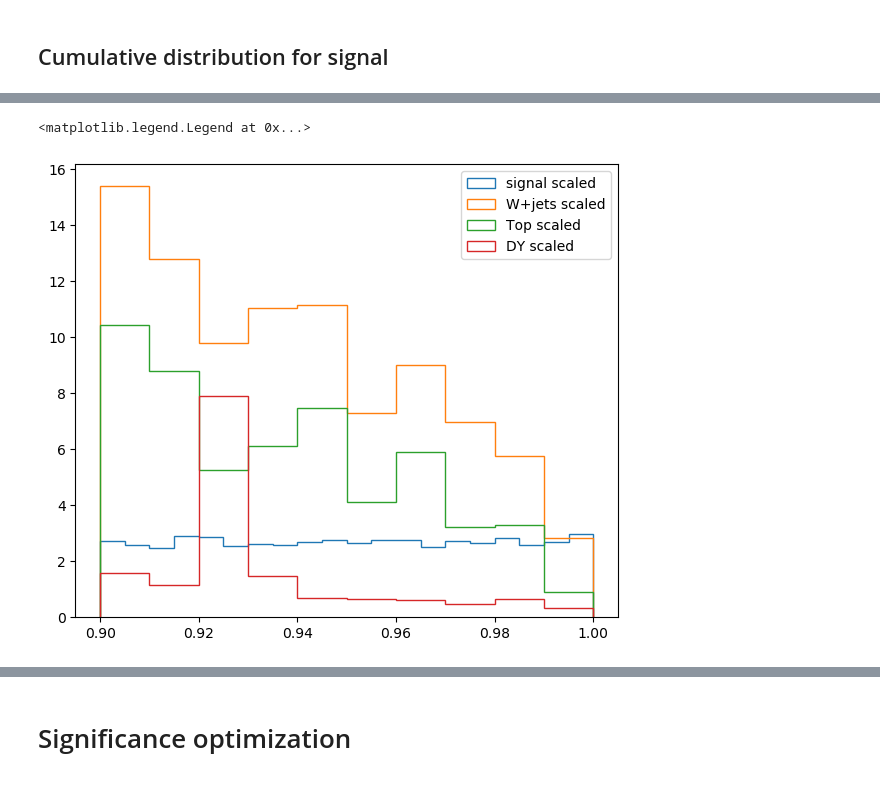
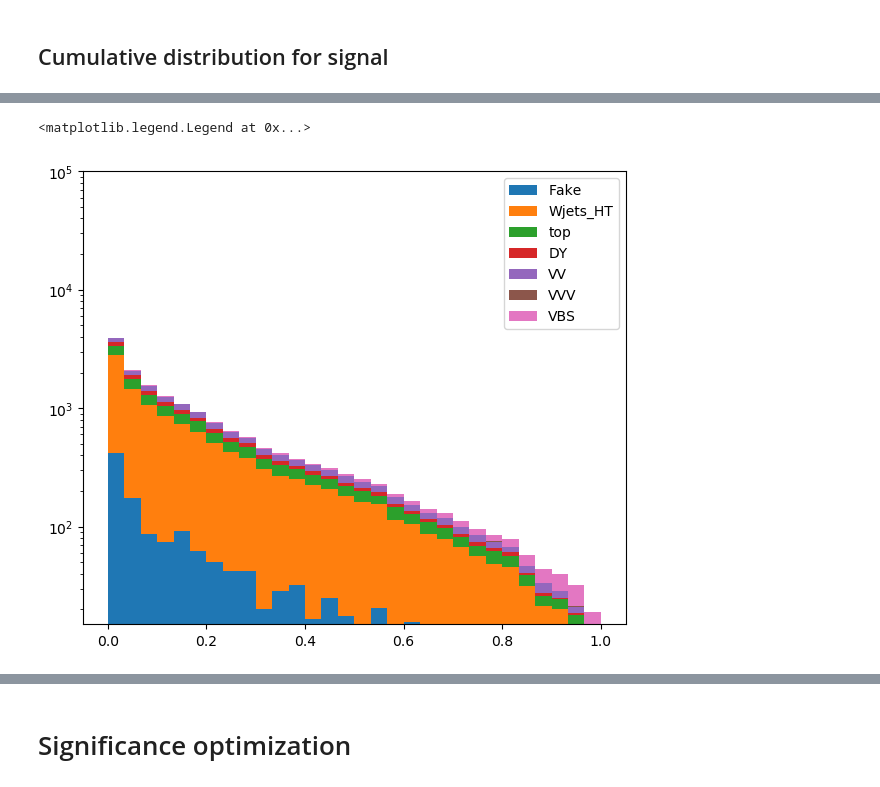
Before and after one commit to UniMiBAnalyses/ML_classification, a Jupyter notebook: BinningStudies.ipynb, the cells around one changed output, grey strips where cells are left out. Saved outputs shown, nothing was run; the diff lists cells and outputs as text; code cells hidden in the pictures.

```diff
--- a/BinningStudies.ipynb
+++ b/BinningStudies.ipynb
@@ -223,14 +208,14 @@ plt.legend()
-# %%
-fig, ax1 = plt.subplots(figsize=(7,6), dpi=100)
-
-plt.hist(signal["y_scaled"], weights=signal.weight_*130, bins=20, label="signal scaled", histtype="step",range=(0.9,1))
-plt.hist(bkg[bkg.sample_name =="Wjets"]["y_scaled"], weights=bkg[bkg.sample_name =="Wjets"].weight_*130,
-             bins=10, label="W+jets scaled", histtype="step",range=(0.9,1))
-plt.hist(bkg[bkg.sample_name =="top"]["y_scaled"], weights=bkg[bkg.sample_name =="top"].weight_*130,
-             bins=10,label="Top scaled", histtype="step",range=(0.9,1))
-plt.hist(bkg[bkg.sample_name =="DY"]["y_scaled"], weights=bkg[bkg.sample_name =="DY"].weight_*130,
-             bins=10, label="DY scaled", histtype="step",range=(0.9,1))
-plt.legend()
-# %% [output]
-<matplotlib.legend.Legend at 0x...>
-[figure, removed]
+# %%
+fig, ax1 = plt.subplots(figsize=(7,6), dpi=100)
+
+samples = ["Fake","Wjets_HT", "top","DY", "VV","VVV"]
+plt.hist(  [bkg[bkg.sample_name ==s]["y_scaled"] for s in samples] + [signal["y_scaled"]], bins=30, stacked=True,
+                 weights= [ bkg[bkg.sample_name ==s].weight for s in samples] + [signal.weight],
+                label=samples +["VBS"])
+
+plt.yscale("log")
+plt.ylim(15,1e5)
+plt.legend()
+# %% [output]
+<matplotlib.legend.Legend at 0x...>
+[figure, added]
```
Also changed, not shown: parts of 24 cells of this notebook.
